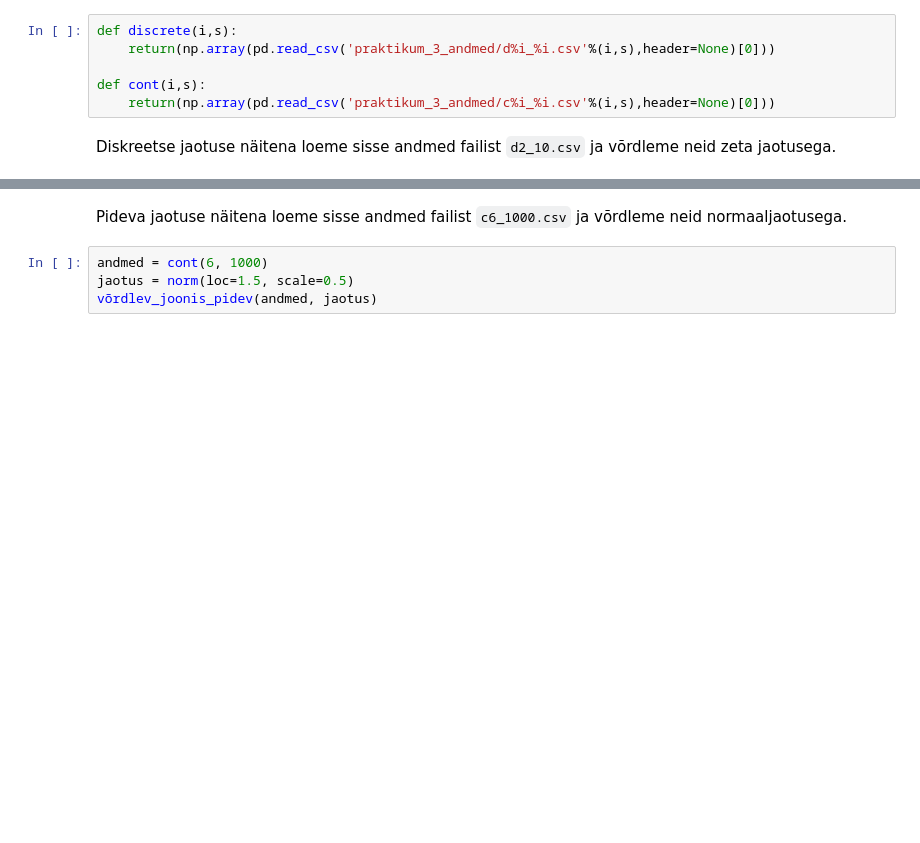
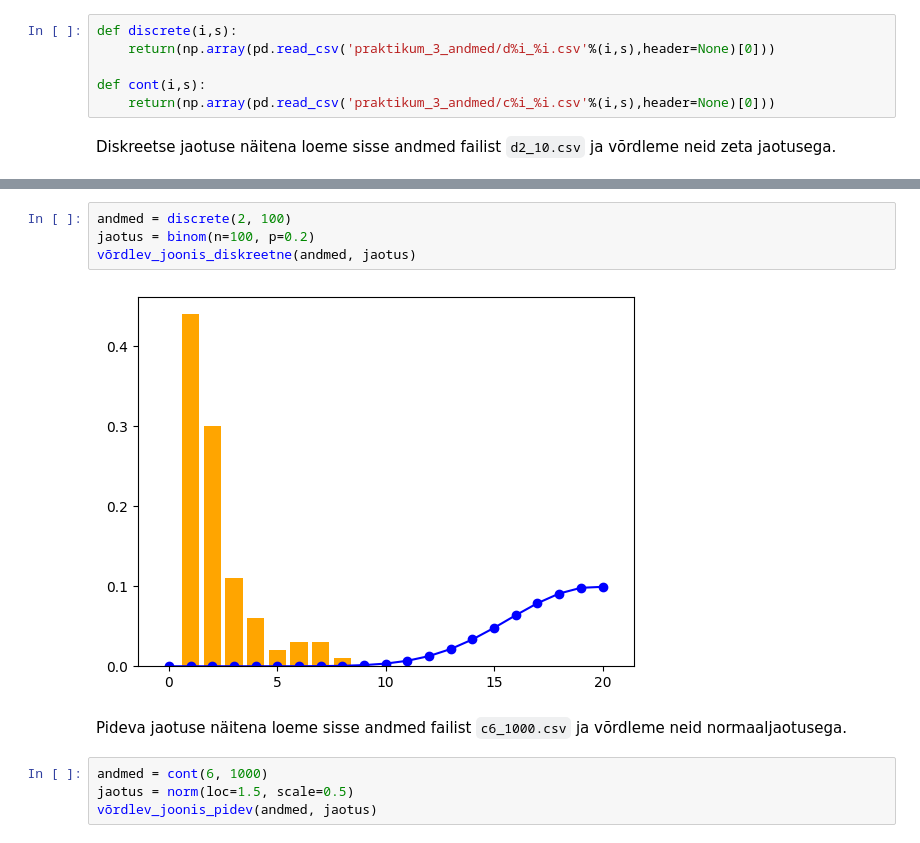
Before and after one commit to saskia002/andmeteaduse-meetodid, a Jupyter notebook: praktikumid/3/ATM2025_praktikum_3_jaotused.ipynb, the cells around one changed output, grey strips where cells are left out. Drawn from its saved outputs; the diff is of its cells as text; blank space fills up the shorter version.

```diff
--- a/praktikumid/3/ATM2025_praktikum_3_jaotused.ipynb
+++ b/praktikumid/3/ATM2025_praktikum_3_jaotused.ipynb
@@ -84,3 +86,9 @@ võrdlev_joonis_diskreetne(andmed, jaotus)
+# %%
+andmed = discrete(2, 100)
+jaotus = binom(n=100, p=0.2)
+võrdlev_joonis_diskreetne(andmed, jaotus)
+# %% [output]
+[figure, added]
 # %% [markdown]
 Pideva jaotuse näitena loeme sisse andmed failist `c6_1000.csv` ja võrdleme neid normaaljaotusega.
 # %%
```
Also changed, not shown: parts of 3 cells of this notebook.
